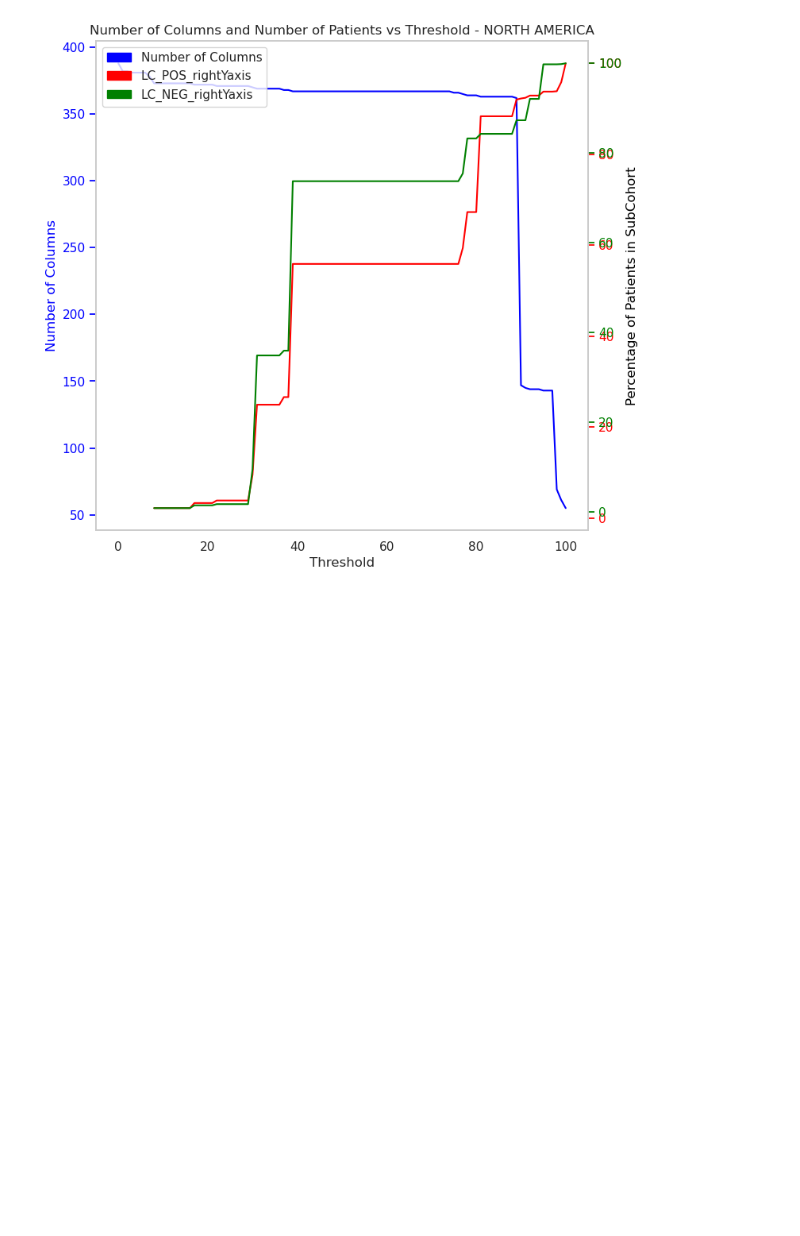
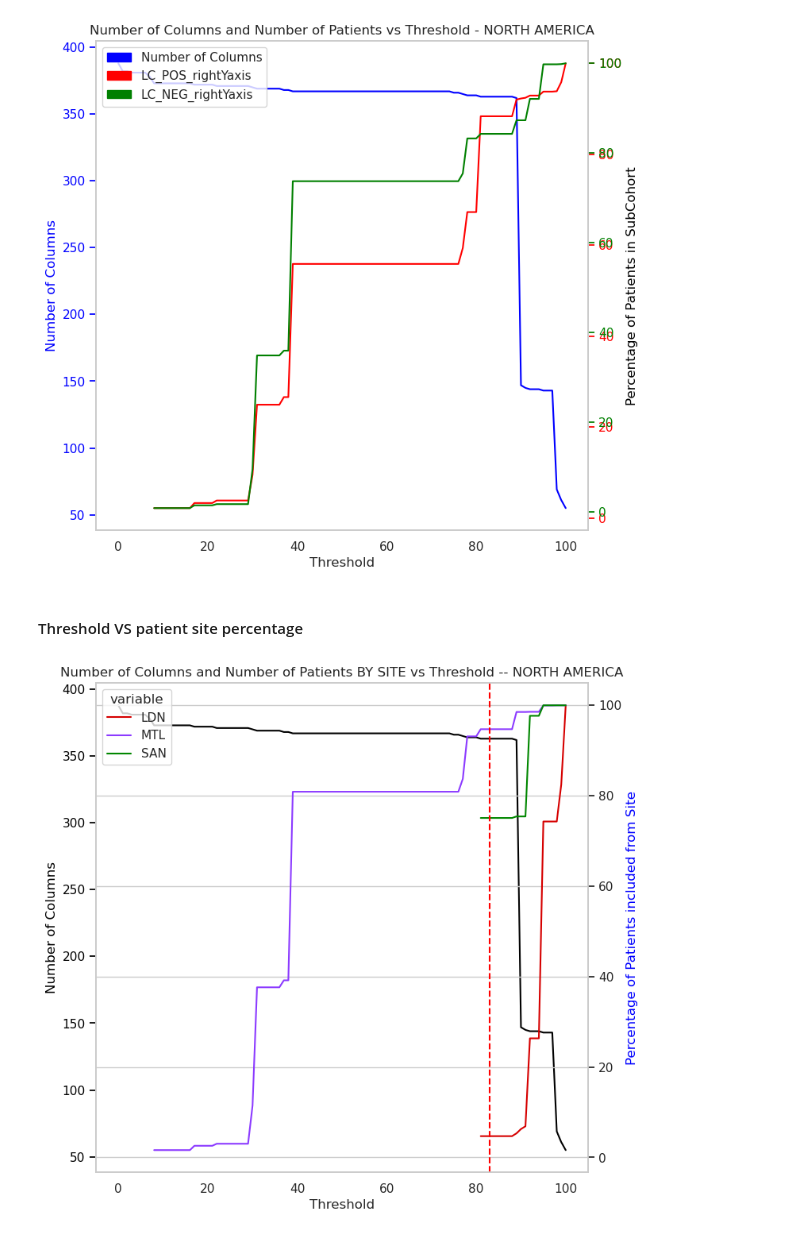
Before and after one commit to davidtweddell/lc_repo, a Jupyter notebook: 01-splicing-data.ipynb, the cells around one changed output. Drawn from its saved outputs; the diff is of its cells as text; code cells hidden in the pictures; blank space fills up the shorter version.

```diff
--- a/01-splicing-data.ipynb
+++ b/01-splicing-data.ipynb
@@ -407,3 +481,49 @@ plt.savefig("OUTPUT/MP/02-splicing/2_1-thresholdsAll_subcohort.png", dpi=600)
 plt.show()
 # %% [output]
 [figure]
+# %% [markdown]
+#### Threshold VS patient site percentage
+# %%
+
+# Extract the data for plotting
+x = dfThresNA["threshold"]
+y1 = dfThresNA["nCols"]
+
+lColSel = ["threshold", "LDN", "MTL", "SAN"]
+palette = sns.color_palette(cc.glasbey, n_colors=5)
+dfTmp = deepcopy(dfThresNA[lColSel])
+
+# Create the figure and axes
+fig, ax1 = plt.subplots()
+
+# Plot the first line plot
+ax1.plot(x, y1, color="black", label="num of col")
+ax1.set_xlabel("Threshold")
+ax1.set_ylabel("Number of Columns", color="black")
+ax1.tick_params("y", colors="black")
+ax1.grid(False)
+
+# Create a second y-axis and Plot the second line plot
+ax2 = ax1.twinx()
+sns.lineplot(
+    x="threshold",
+    y="value",
+    hue="variable",
+    data=pd.melt(dfTmp, ["threshold"]),
+    palette=palette,
+)
+
+plt.axvline(x=83, color="r", linestyle="--")
+
+# Add a title and legend
+plt.title("Number of Columns and Number of Patients BY SITE vs Threshold -- NORTH AMERICA")
+ax2.set_ylabel("Percentage of Patients included from Site", color="blue")
+
+
+# plt.legend(handles=[blue_patch, red_patch, green_patch])
+
+# Display the plot
+plt.savefig("OUTPUT/MP/02-splicing/2_2-thresholdsNA_sitePerc.png", dpi=600)
+plt.show()
+# %% [output]
+[figure, added]
```
Also changed, not shown: parts of 25 cells of this notebook, 7 other files.
